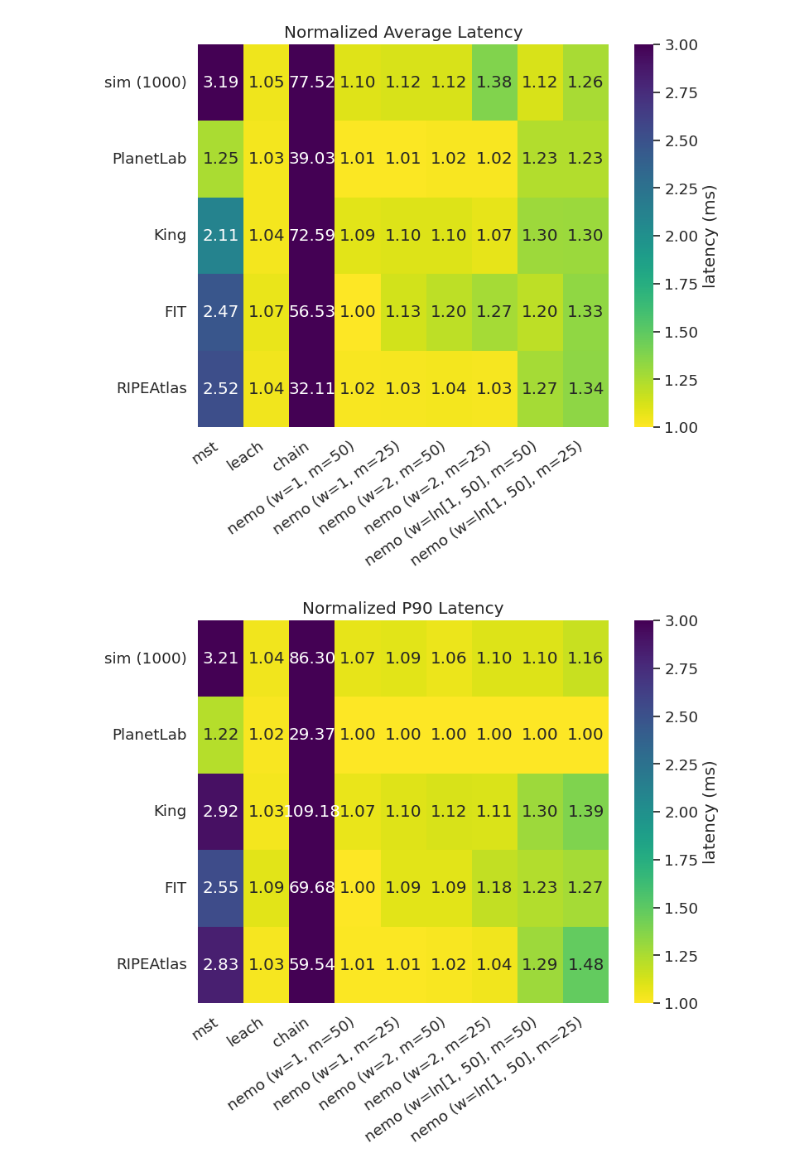
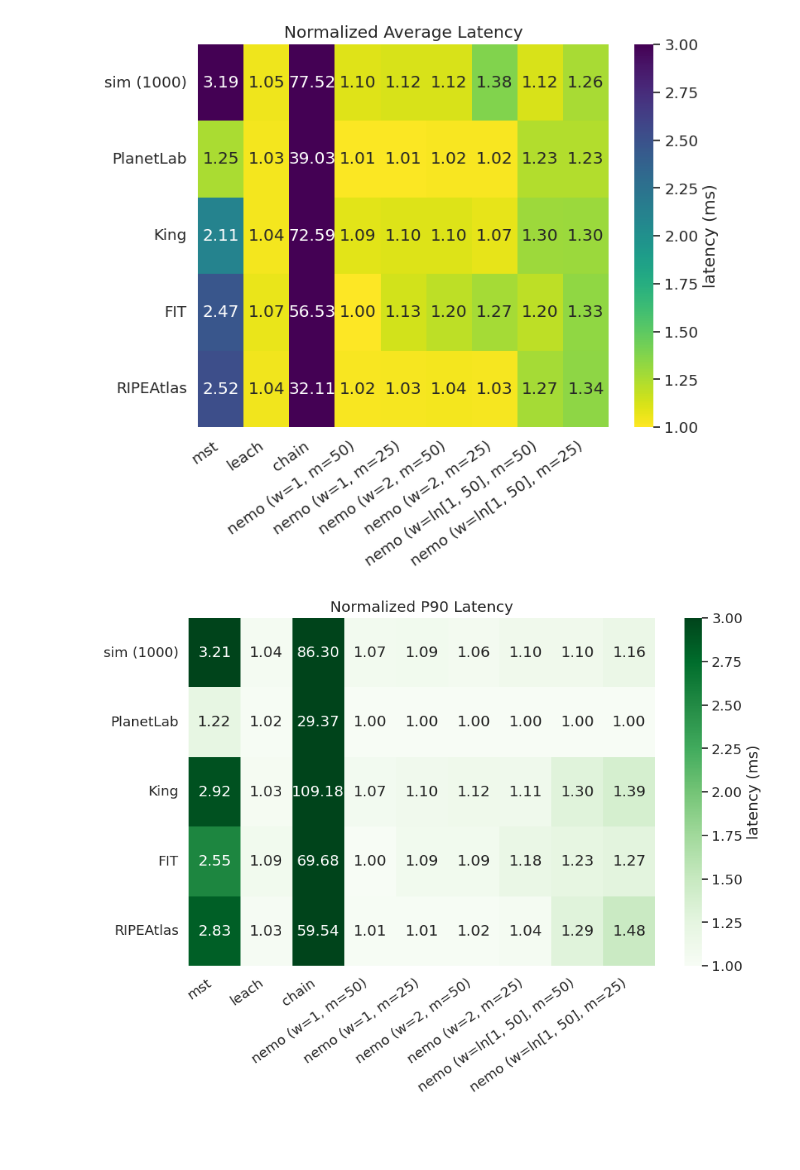
Before and after one commit to xchatzil/NEMO, a Jupyter notebook: notebooks/Heatmaps.ipynb, the cells around one changed output. Saved outputs shown, nothing was run; the diff lists cells and outputs as text; code cells hidden in the pictures; blank space fills up the shorter version.

```diff
--- a/notebooks/Heatmaps.ipynb
+++ b/notebooks/Heatmaps.ipynb
@@ -141,20 +141,20 @@ plt.show()
 # %%
 # create the heatmap
 df = df_p90.copy()
 df = df.div(df.min(axis=1), axis=0)
 df = df.drop("dt", axis=1)
 new_cols = columns[1:]
 
-plt.figure(figsize=(8, 6))
+plt.figure(figsize=(10, 6))
 sns.set(font_scale=1.2)
-sns.heatmap(df, annot=True, cmap='viridis_r', vmax=3, cbar_kws={'label': 'latency (ms)'}, cbar=True, xticklabels=new_cols, yticklabels=rows, fmt='.2f')
+sns.heatmap(df, annot=True, cmap='Greens', vmax=3, cbar_kws={'label': 'latency (ms)'}, cbar=True, xticklabels=new_cols, yticklabels=rows, fmt='.2f')
 
 # Rotate xtick labels
 plt.xticks(rotation=35, ha='right')
 
 # show the plot
 plt.savefig("plots/heatmap_p90_norm.svg", bbox_inches='tight')
 plt.title("Normalized P90 Latency")
 plt.show()
 # %% [output]
-[figure, old version]
+[figure, new version]
```
Also changed, not shown: 11 other files.
